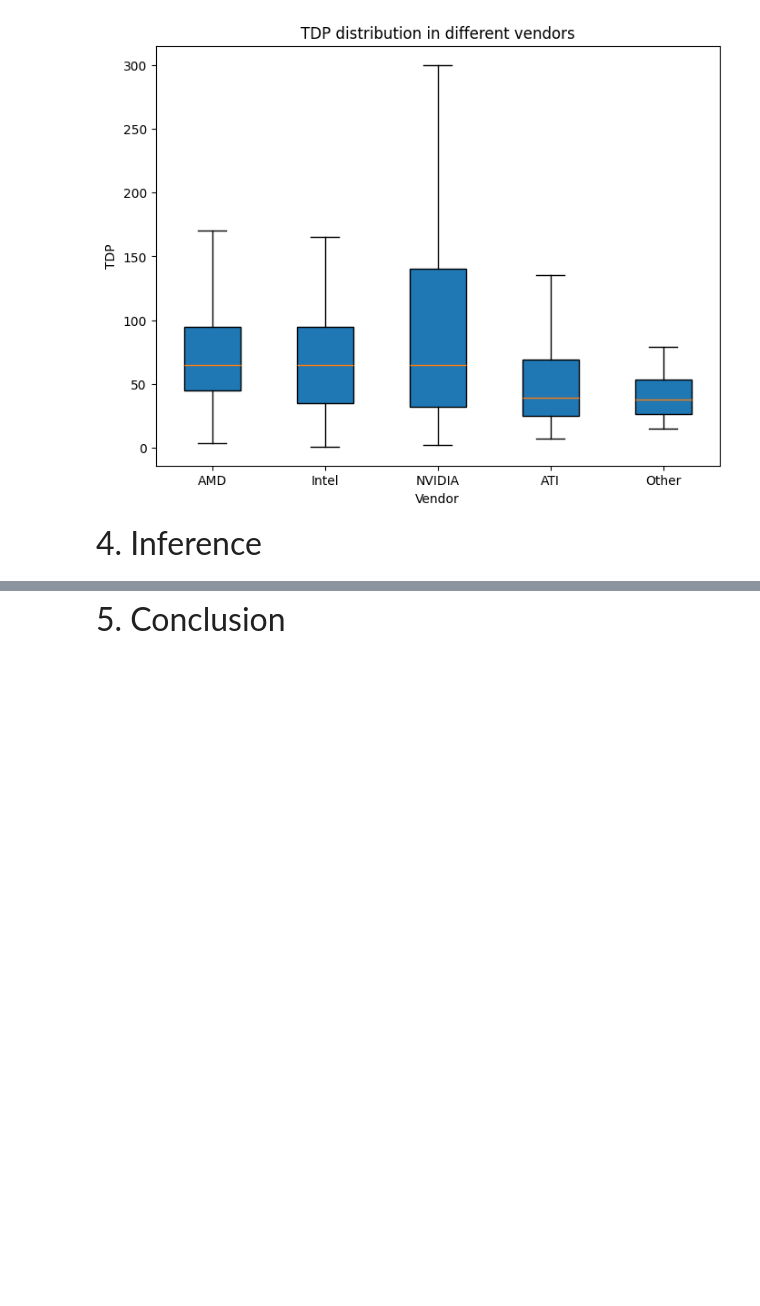
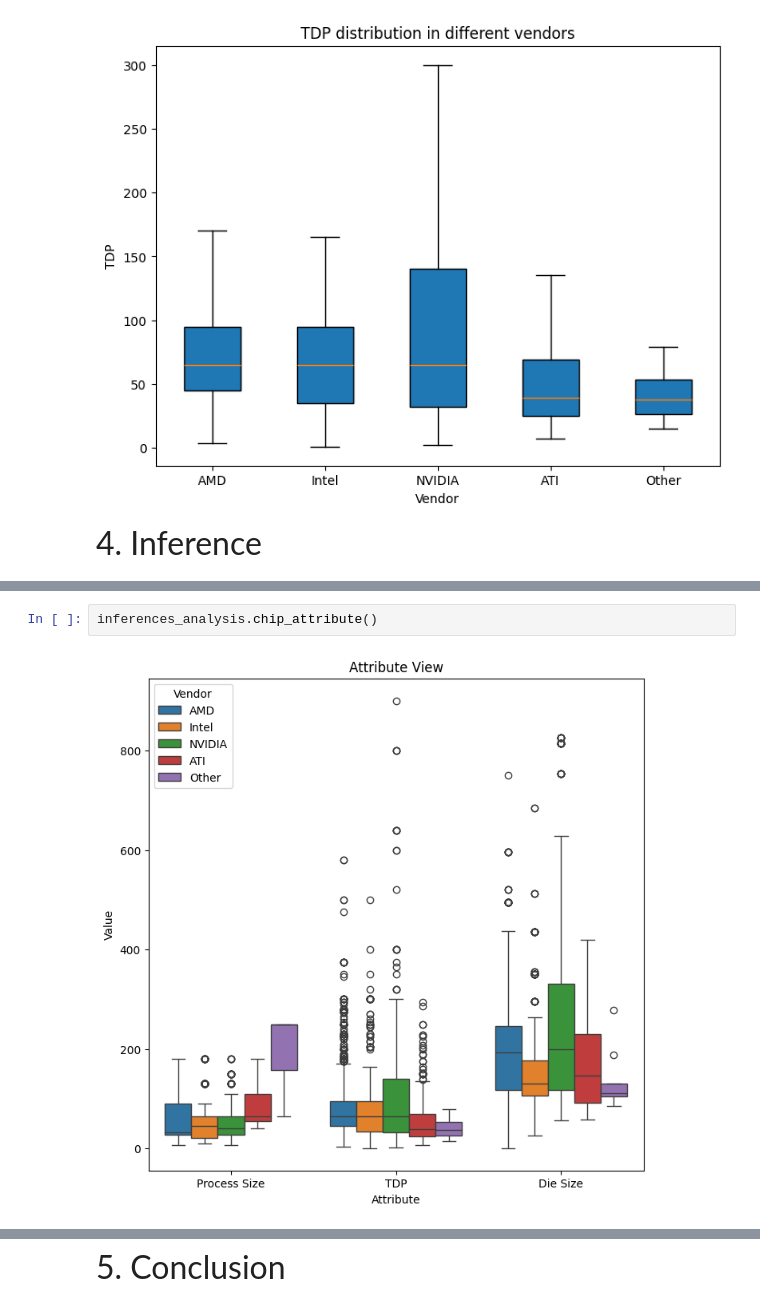
Before and after one commit to Zhengnan817/Project-3-Data-Reconstruction-and-Analysis, a Jupyter notebook: data_reconstruction_and_analysis.ipynb, the cells around one changed output, grey strips where cells are left out. Saved outputs shown, nothing was run; the diff lists cells and outputs as text; blank space fills up the shorter version.

```diff
--- a/data_reconstruction_and_analysis.ipynb
+++ b/data_reconstruction_and_analysis.ipynb
@@ -159,0 +151,4 @@ release_date_plt = EDA_part.TDP_distribution_plt()
+# %%
+inferences_analysis.chip_attribute()
+# %% [output]
+[figure, added]
```
Also changed, not shown: parts of 9 cells of this notebook, 3 other files.
